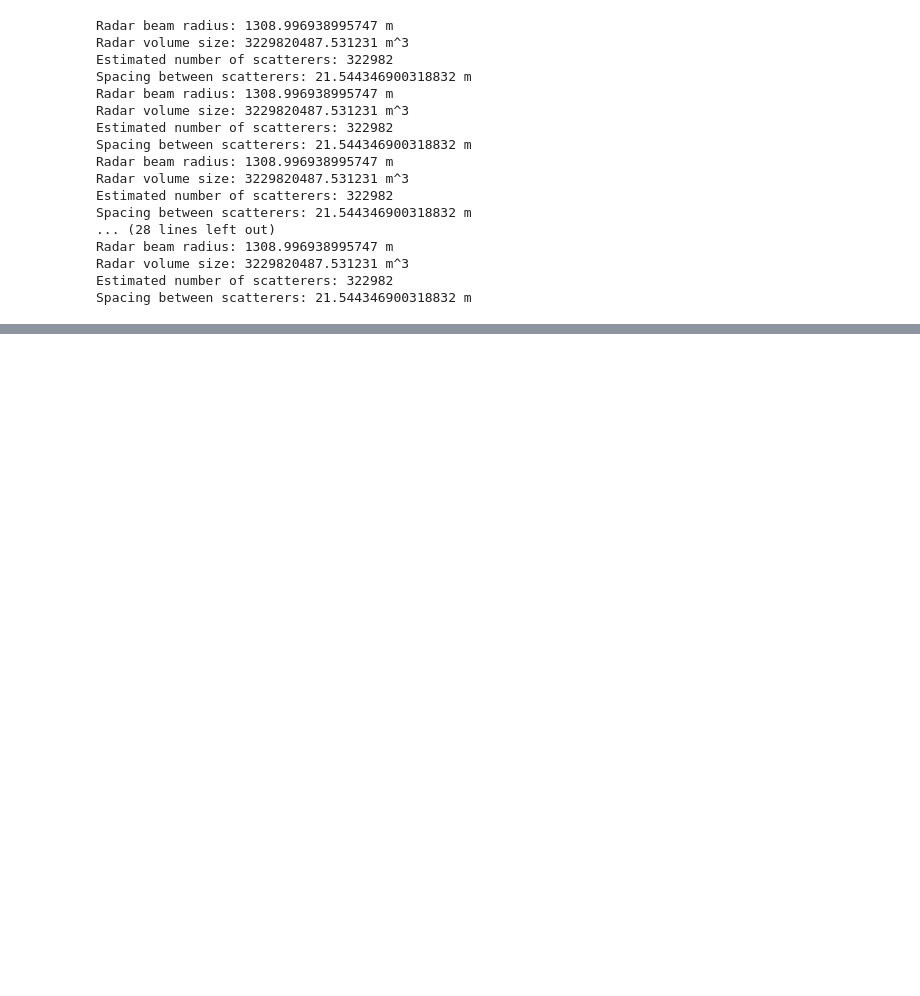
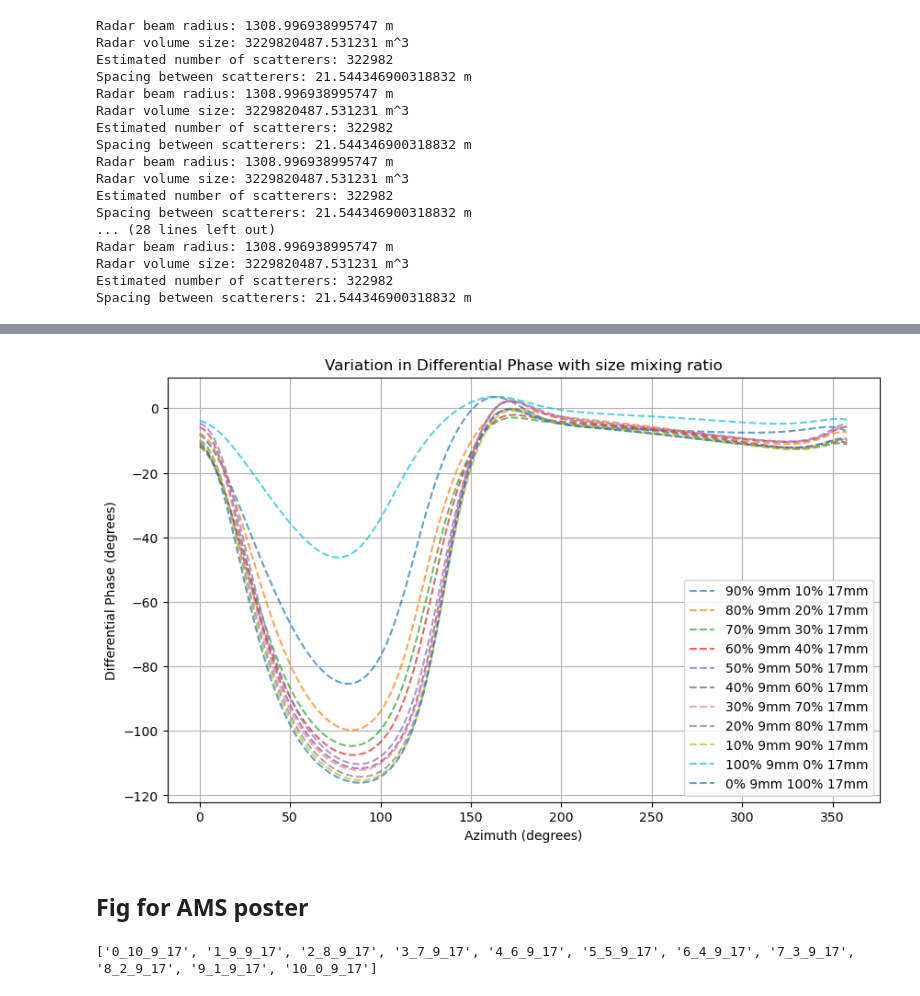
Before and after one commit to TommyMatthews/WIPL-python-analysis, a Jupyter notebook: Complex_Multi_Body/simulation_sweeps/size_dist_sweep.ipynb, the cells around one changed output, grey strips where cells are left out. Saved outputs shown, nothing was run; the diff lists cells and outputs as text; code cells hidden in the pictures; blank space fills up the shorter version.

```diff
--- a/Complex_Multi_Body/simulation_sweeps/size_dist_sweep.ipynb
+++ b/Complex_Multi_Body/simulation_sweeps/size_dist_sweep.ipynb
@@ -174,0 +198,4 @@ plot_result(sorted_simulations_outputs, 'differential_phase', 'Differential Phas
+# %%
+fig, ax = plot_result(loaded_simulation_outputs, 'differential_phase', 'Differential Phase',  'degrees', plot_kwargs={'alpha': 0.7})
+# %% [output]
+[figure, added]
@@ -174,0 +204,6 @@ plot_result(sorted_simulations_outputs, 'differential_phase', 'Differential Phas
+# %% [markdown]
+## Fig for AMS poster
+# %%
+print(run_id_list)
+# %% [output]
+['0_10_9_17', '1_9_9_17', '2_8_9_17', '3_7_9_17', '4_6_9_17', '5_5_9_17', '6_4_9_17', '7_3_9_17', '8_2_9_17', '9_1_9_17', '10_0_9_17']
```
Also changed, not shown: parts of 11 cells of this notebook, 12 other files.
